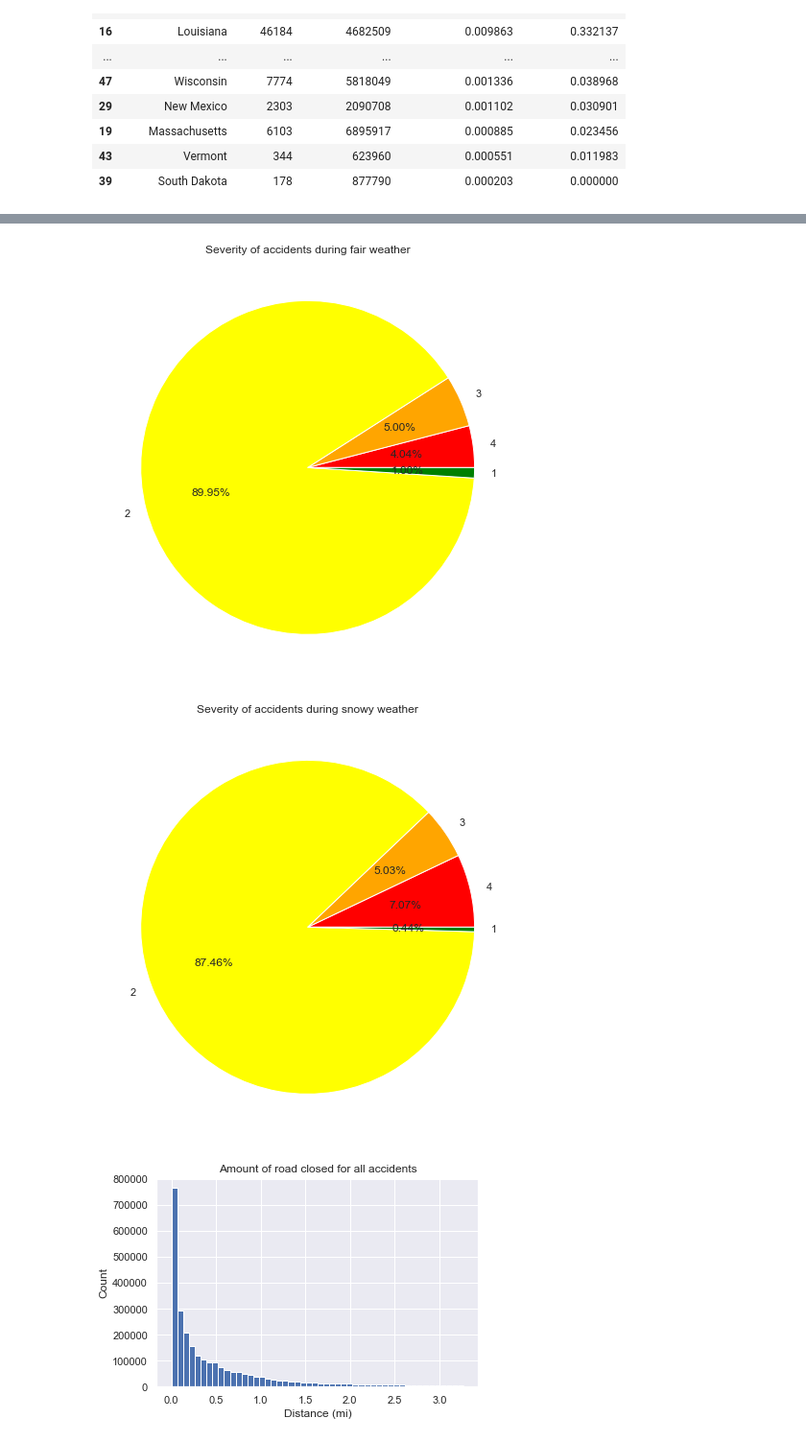
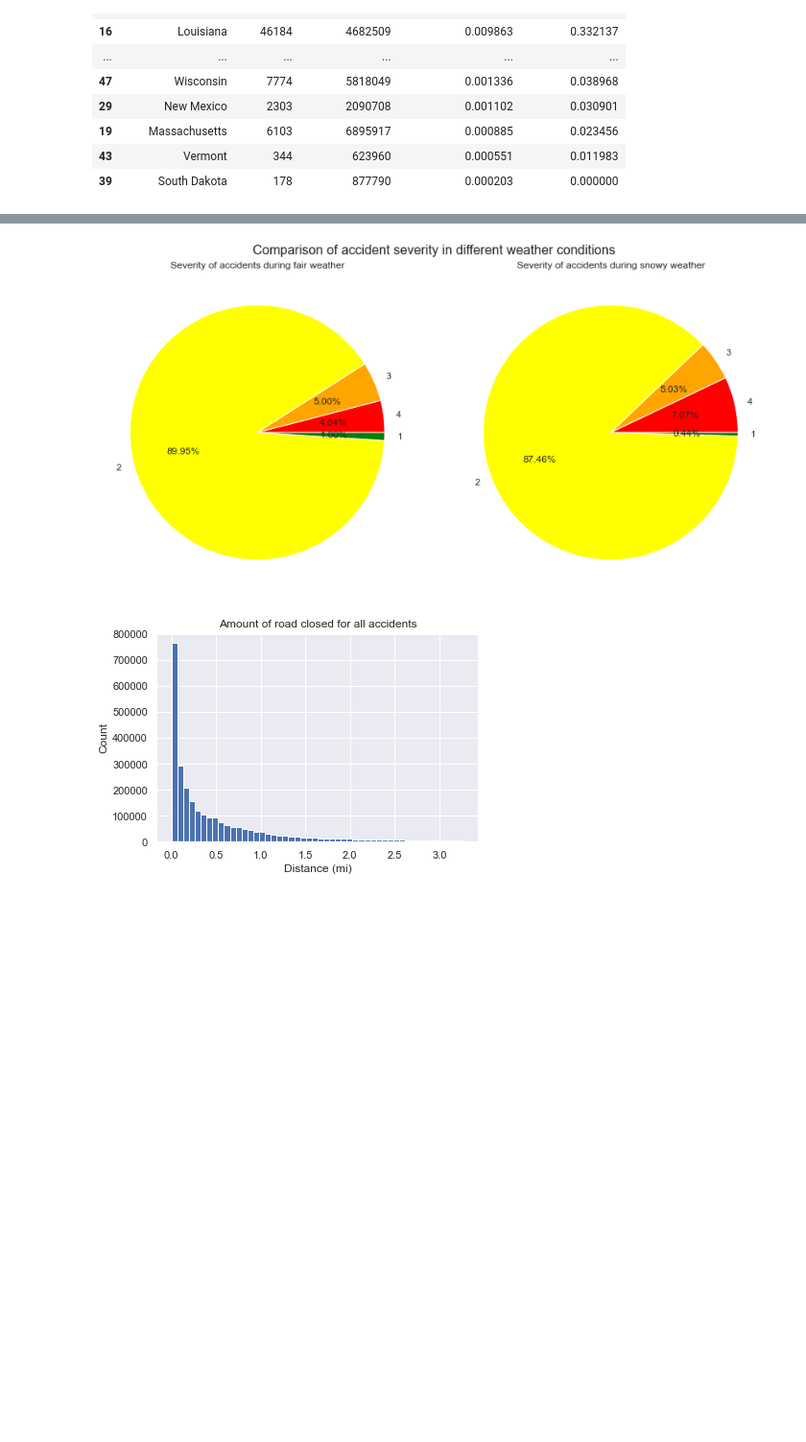
Before and after one commit to jeffc1020/453-visualization, a Jupyter notebook: final.ipynb, the cells around one changed output, grey strips where cells are left out. Shown at 96% size. Drawn from its saved outputs; the diff is of its cells as text; code cells hidden in the pictures; blank space fills up the shorter version.

Commit message:
Added a few titles

```diff
--- a/final.ipynb
+++ b/final.ipynb
@@ -339,20 +340,21 @@ plt.show()
 # %%
 # Pie chart of accident severity
-plt.figure(figsize=(8,8))
 severity_counts_fair = df[df['Weather_Condition'] == 'Fair'].groupby(['Severity']).size().sort_index(ascending=False)
-plt.pie(severity_counts_fair, labels=severity_counts_fair.index, colors=['red', 'orange', 'yellow', 'green'], autopct='%.2f%%')
-plt.title('Severity of accidents during fair weather')
+severity_counts_snow = df[df['Weather_Condition'] == 'Snow'].groupby(['Severity']).size().sort_index(ascending=False)
+
+fig, (ax1, ax2) = plt.subplots(1, 2, constrained_layout=True, sharey=True, figsize=(12,6))
+ax1.pie(severity_counts_fair, labels=severity_counts_fair.index, colors=['red', 'orange', 'yellow', 'green'], autopct='%.2f%%')
+ax1.set_title('Severity of accidents during fair weather')
+
+ax2.pie(severity_counts_snow, labels=severity_counts_snow.index, colors=['red', 'orange', 'yellow', 'green'], autopct='%.2f%%')
+ax2.set_title('Severity of accidents during snowy weather')
+
+fig.suptitle('Comparison of accident severity in different weather conditions', fontsize=16)
+
+# should turn this into a side by side graph with SUBPLOTS
 plt.show()
-
-plt.figure(figsize=(8,8))
-severity_counts_snow = df[df['Weather_Condition'] == 'Snow'].groupby(['Severity']).size().sort_index(ascending=False)
-plt.pie(severity_counts_snow, labels=severity_counts_snow.index, colors=['red', 'orange', 'yellow', 'green'], autopct='%.2f%%')
-plt.title('Severity of accidents during snowy weather')
-plt.show()
-# should turn this into a side by side graph with SUBPLOTS
 # %% [output]
-[figure, old version]
+[figure, new version]
-[figure, removed]
 # %%
 # histogram of amount of road closed
 severity_all = df
```
Also changed, not shown: parts of 1 cell of this notebook.
